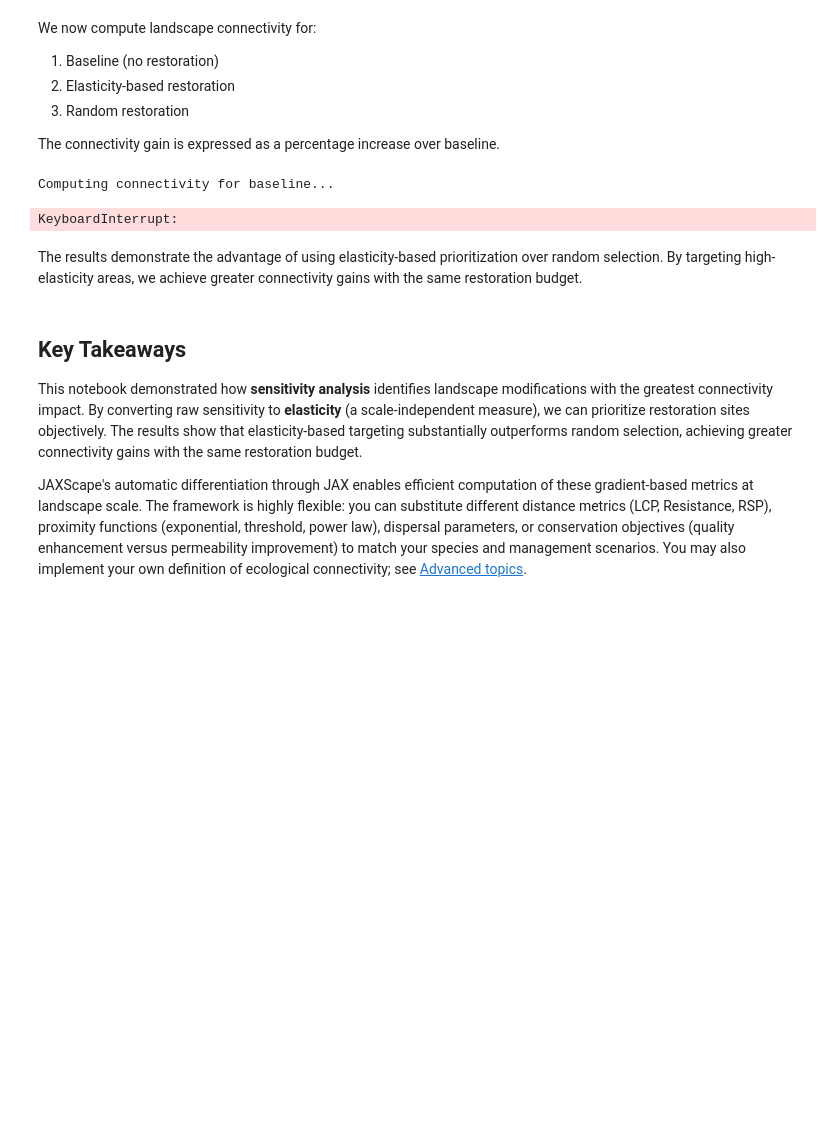
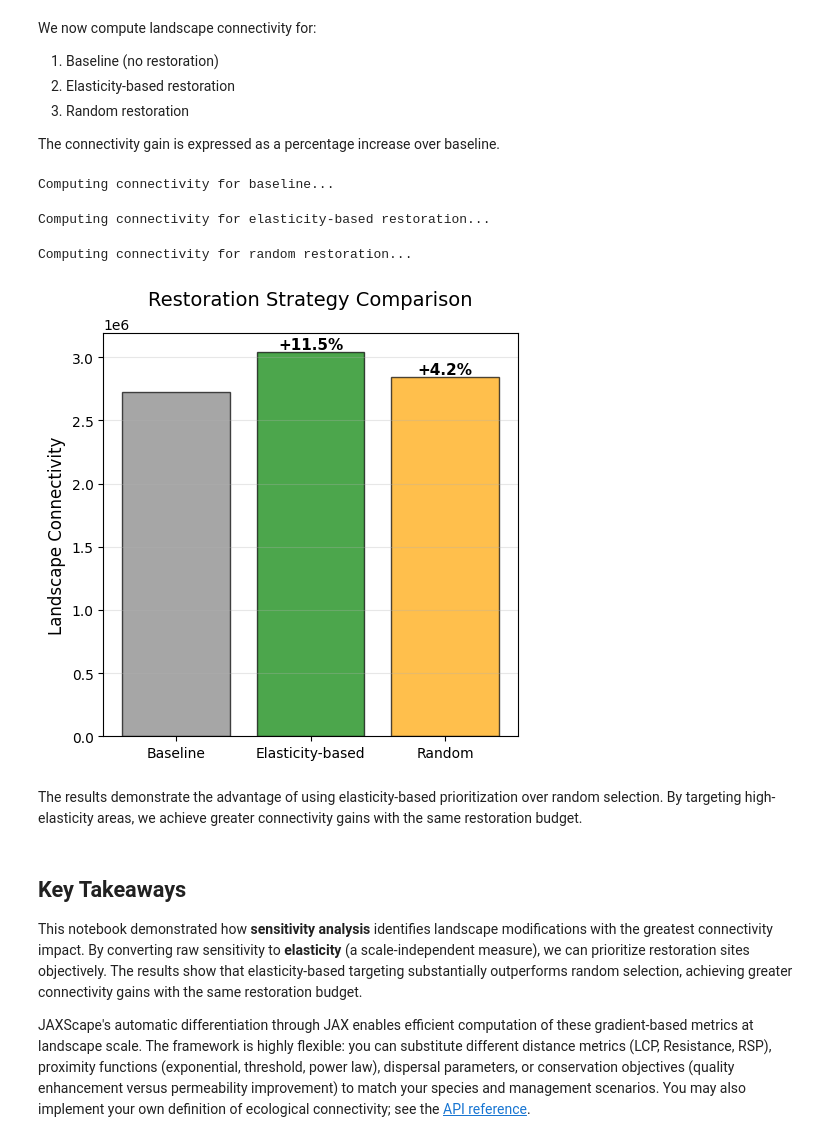
Before and after one commit to vboussange/jaxscape, a Jupyter notebook: docs/examples/connectivity_analysis/connectivity_analysis.ipynb, the cells around one changed output. Saved outputs shown, nothing was run; the diff lists cells and outputs as text; code cells hidden in the pictures; blank space fills up the shorter version.

```diff
--- a/docs/examples/connectivity_analysis/connectivity_analysis.ipynb
+++ b/docs/examples/connectivity_analysis/connectivity_analysis.ipynb
@@ -192,28 +184,55 @@ The connectivity gain is expressed as a percentage increase over baseline.
 # %%
 def run_connectivity_analysis(raster):
     """Helper function to compute connectivity for a given permeability raster."""
     connectivity_prob = ConnectivityAnalysis(
         quality_raster=quality_raster,
         permeability_raster=raster,
         distance=distance,
         proximity=proximity,
         coarsening_factor=0.,
         dependency_range=D,
         batch_size=50
     )
     return connectivity_prob.run(q_weighted=True)
 
 # Compute connectivity for all scenarios
 print("Computing connectivity for baseline...")
 base_connectivity = run_connectivity_analysis(quality_raster)
 
 print("Computing connectivity for elasticity-based restoration...")
 connectivity_improved = run_connectivity_analysis(improved_quality_raster)
 
 print("Computing connectivity for random restoration...")
 connectivity_improved_randomly = run_connectivity_analysis(modified_quality_raster)
+
+# Calculate percent gains
+elasticity_gain = (connectivity_improved - base_connectivity) / base_connectivity * 100
+random_gain = (connectivity_improved_randomly - base_connectivity) / base_connectivity * 100
+
+# Visualize comparison
+fig, ax = plt.subplots(figsize=(5, 5))
+strategies = ['Baseline', 'Elasticity-based', 'Random']
+connectivities = [base_connectivity, connectivity_improved, connectivity_improved_randomly]
+colors = ['gray', 'green', 'orange']
+
+bars = ax.bar(strategies, connectivities, color=colors, alpha=0.7, edgecolor='black')
+ax.set_ylabel('Landscape Connectivity', fontsize=12)
+ax.set_title('Restoration Strategy Comparison', fontsize=14, pad=20)
+ax.grid(axis='y', alpha=0.3)
+
+# Add percentage labels
+for i, (bar, val) in enumerate(zip(bars, connectivities)):
+    if i > 0:
+        gain = (val - base_connectivity) / base_connectivity * 100
+        ax.text(bar.get_x() + bar.get_width()/2, bar.get_height(),
+                f'+{gain:.1f}%', ha='center', va='bottom', fontsize=11, fontweight='bold')
+
+plt.tight_layout()
+plt.show()
 # %% [output]
 Computing connectivity for baseline...
-KeyboardInterrupt:
+Computing connectivity for elasticity-based restoration...
+Computing connectivity for random restoration...
+[figure, added]
 # %% [markdown]
 The results demonstrate the advantage of using elasticity-based prioritization over random selection. By targeting high-elasticity areas, we achieve greater connectivity gains with the same restoration budget.
@@ -258,4 +241,4 @@ print("\n✓ Elasticity-based prioritization significantly outperforms random se
 
 This notebook demonstrated how **sensitivity analysis** identifies landscape modifications with the greatest connectivity impact. By converting raw sensitivity to **elasticity** (a scale-independent measure), we can prioritize restoration sites objectively. The results show that elasticity-based targeting substantially outperforms random selection, achieving greater connectivity gains with the same restoration budget.
 
-JAXScape's automatic differentiation through JAX enables efficient computation of these gradient-based metrics at landscape scale. The framework is highly flexible: you can substitute different distance metrics (LCP, Resistance, RSP), proximity functions (exponential, threshold, power law), dispersal parameters, or conservation objectives (quality enhancement versus permeability improvement) to match your species and management scenarios. You may also implement your own definition of ecological connectivity; see [Advanced topics](vboussange.github.io/jaxscape/docs/advanced/moving_windows/).
+JAXScape's automatic differentiation through JAX enables efficient computation of these gradient-based metrics at landscape scale. The framework is highly flexible: you can substitute different distance metrics (LCP, Resistance, RSP), proximity functions (exponential, threshold, power law), dispersal parameters, or conservation objectives (quality enhancement versus permeability improvement) to match your species and management scenarios. You may also implement your own definition of ecological connectivity; see the [API reference](vboussange.github.io/jaxscape/docs/api/connectivity_analysis/).
```
Also changed, not shown: parts of 4 cells of this notebook, 3 other files.
